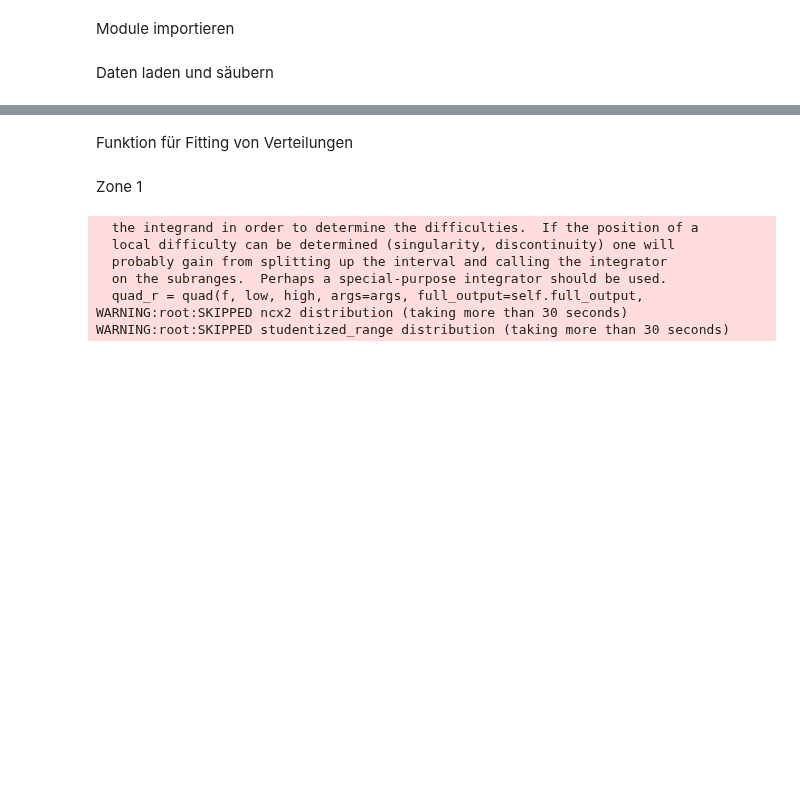
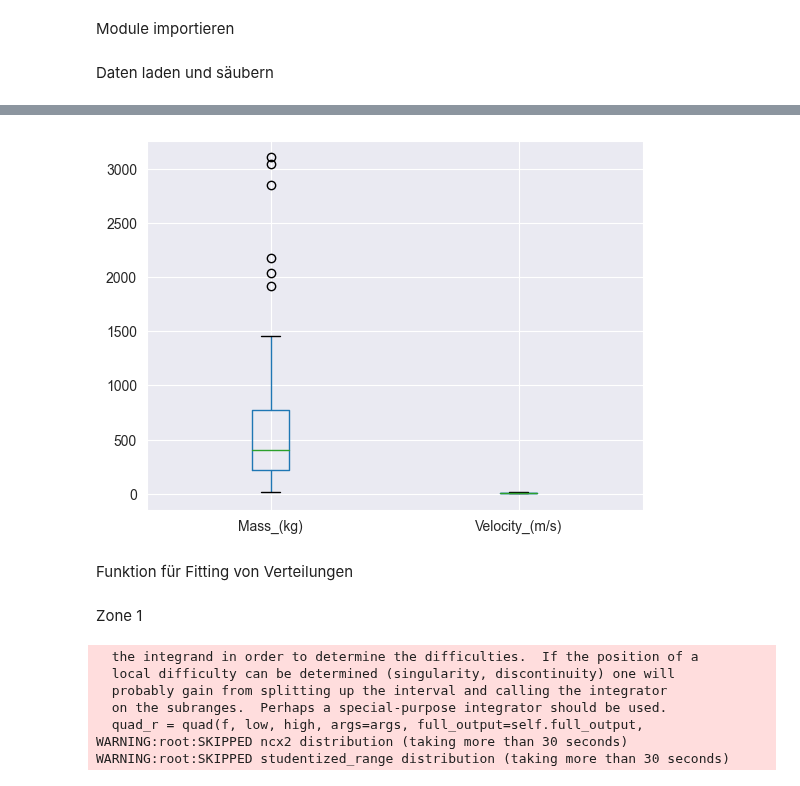
Before and after one commit to lhenchoz/cwm1, a Jupyter notebook: Steinschlag_v1.ipynb, the cells around one changed output, grey strips where cells are left out. Drawn from its saved outputs; the diff is of its cells as text; code cells hidden in the pictures; blank space fills up the shorter version.

```diff
--- a/Steinschlag_v1.ipynb
+++ b/Steinschlag_v1.ipynb
@@ -64,3 +90,11 @@ df2 = open_csv_to_df("./out_2.csv")
+# %%
+fig, (ax1, ax2) = plt.subplot(nrow = 1, ncols = 2)
+ax1.boxplot(data = df1)
+ax1.boxplot(data = df2)
+
+plt.show()
+# %% [output]
+[figure, added]
 # %% [markdown]
 Funktion für Fitting von Verteilungen
 # %%
```
Also changed, not shown: parts of 5 cells of this notebook.
